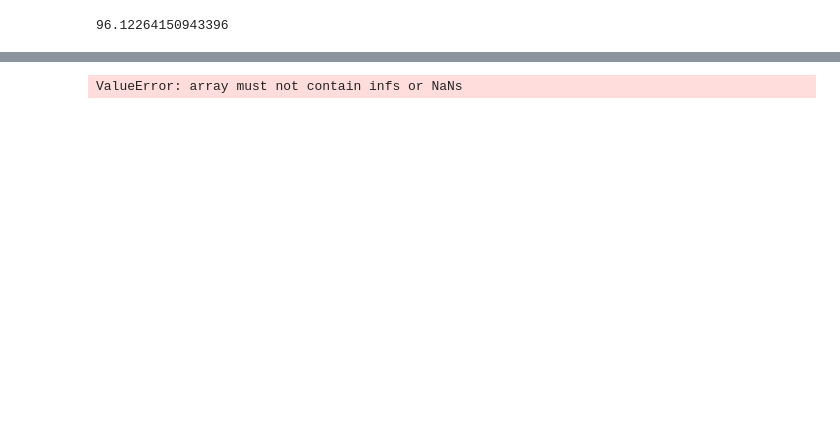
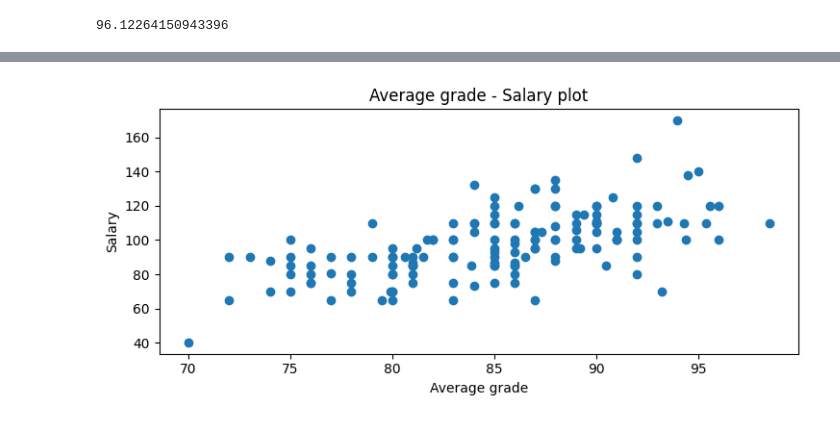
Before and after one commit to itay-nakash/SalarySurvey, a Jupyter notebook: SalarySurvey_form.ipynb, the cells around one changed output, grey strips where cells are left out. Saved outputs shown, nothing was run; the diff lists cells and outputs as text; code cells hidden in the pictures; blank space fills up the shorter version.

```diff
--- a/SalarySurvey_form.ipynb
+++ b/SalarySurvey_form.ipynb
@@ -90,18 +103,15 @@ scatter_df=scatter_df.drop(146)
 # %%
-from scipy.stats import gaussian_kde
-
+#prepare the scatter points:
+scatter_df=df
+scatter_df[scatter_df[salary]=='180']
+scatter_df=scatter_df.drop(146)
 
 x=scatter_df[grade].astype(float)
 y=scatter_df[salary].astype(float)
-
-xy = np.vstack([x,y])
-z = gaussian_kde(xy)(xy)
-
-
 plt.scatter(x,y)
 plt.title("Average grade - Salary plot")
 plt.xlabel("Average grade")
 plt.ylabel("Salary")
 plt.show()
 # %% [output]
-ValueError: array must not contain infs or NaNs
+[figure, added]
```
Also changed, not shown: parts of 17 cells of this notebook.
